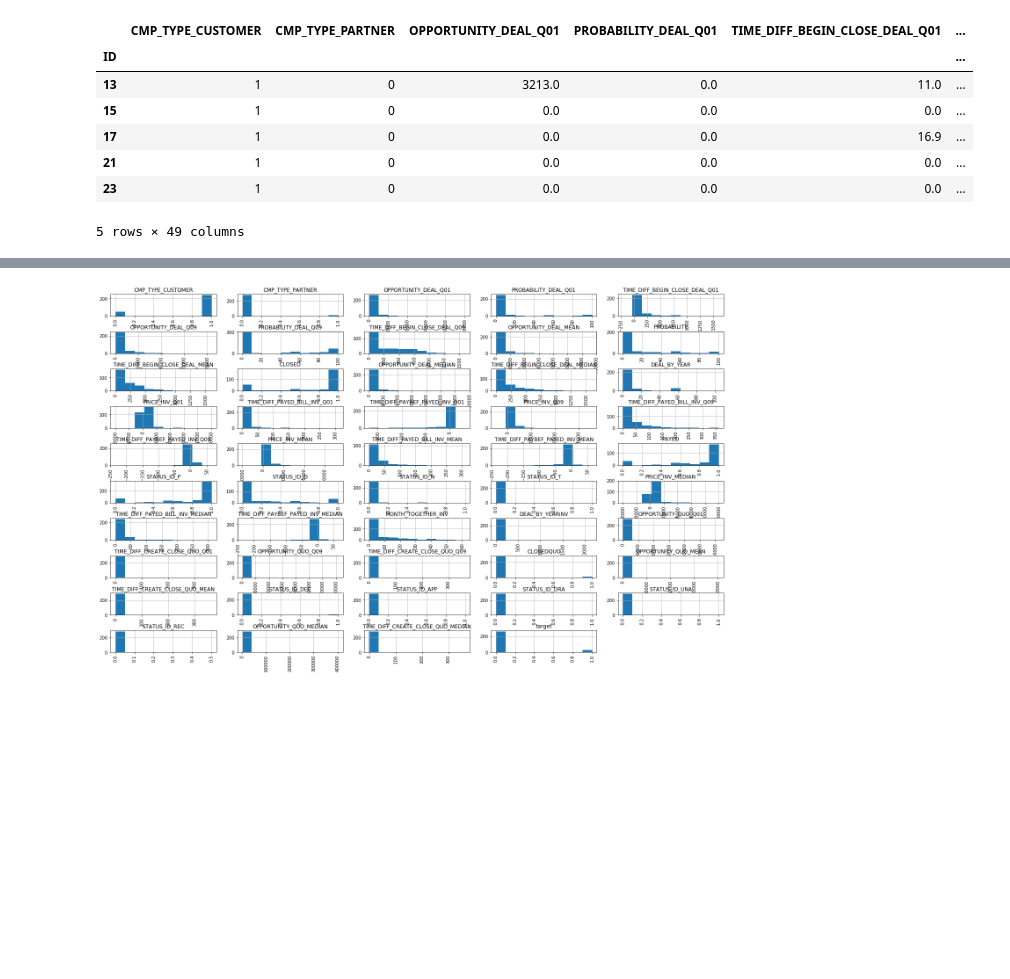
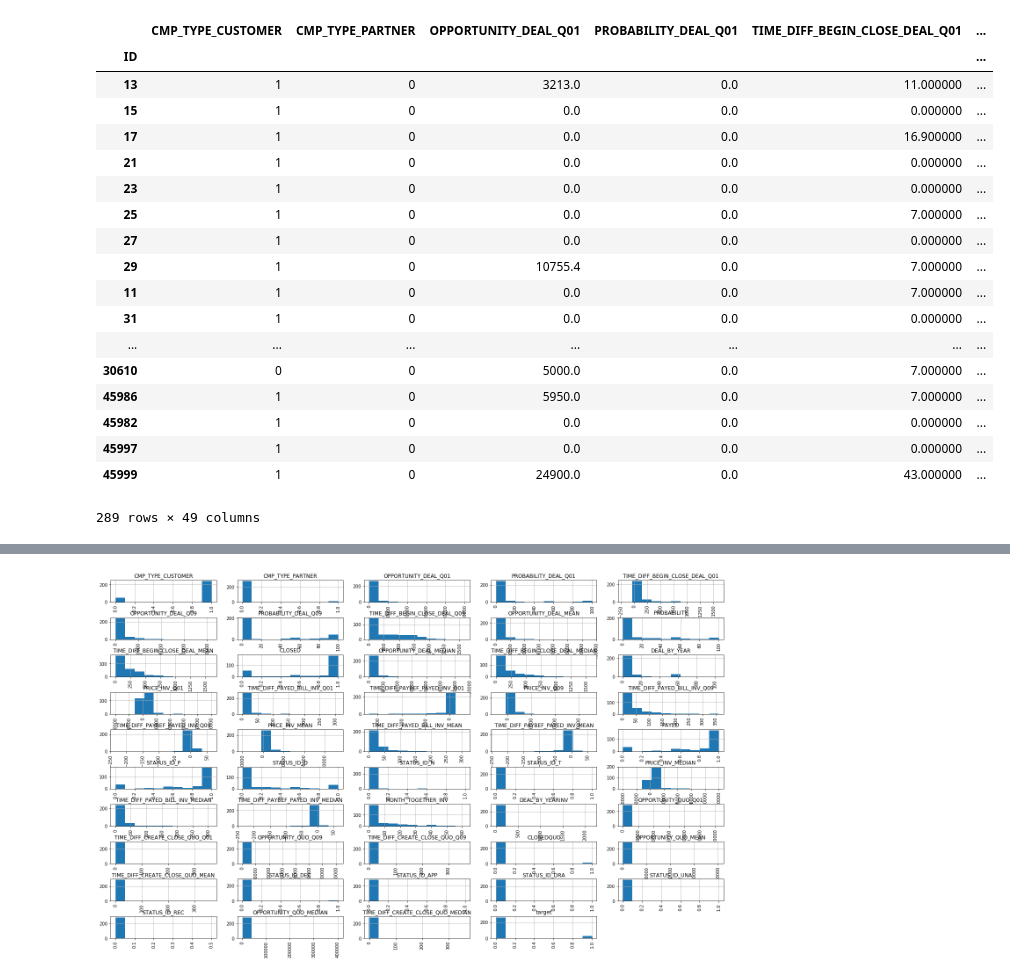
Before and after one commit to bogdanovdya/Clients_Lifetime, a Jupyter notebook: model/Forest.ipynb, the cells around one changed output, grey strips where cells are left out. Cells and saved outputs as stored; diff of their text form; code cells hidden in the pictures; blank space fills up the shorter version.

```diff
--- a/model/Forest.ipynb
+++ b/model/Forest.ipynb
@@ -15,3 +17,3 @@ from sklearn.metrics import accuracy_score
 # %%
-data_train = pd.read_csv('dataframe.csv', sep=';', index_col='ID')
+data_train = pd.read_csv('data/dataframe.csv', sep=';', index_col='ID')
 # %%
@@ -19,14 +21,25 @@ data_test = pd.read_csv('dataframe.csv', sep=';', index_col='ID')
 # %%
-data_train.head()
+data_train
 # %% [output]
 |  | CMP_TYPE_CUSTOMER | CMP_TYPE_PARTNER | OPPORTUNITY_DEAL_Q01 | PROBABILITY_DEAL_Q01 | TIME_DIFF_BEGIN_CLOSE_DEAL_Q01 | ... |
 | ID |  |  |  |  |  | ... |
-| 13 | 1 | 0 | 3213.0 | 0.0 | 11.0 | ... |
-| 15 | 1 | 0 | 0.0 | 0.0 | 0.0 | ... |
-| 17 | 1 | 0 | 0.0 | 0.0 | 16.9 | ... |
-| 21 | 1 | 0 | 0.0 | 0.0 | 0.0 | ... |
-| 23 | 1 | 0 | 0.0 | 0.0 | 0.0 | ... |
+| 13 | 1 | 0 | 3213.0 | 0.0 | 11.000000 | ... |
+| 15 | 1 | 0 | 0.0 | 0.0 | 0.000000 | ... |
+| 17 | 1 | 0 | 0.0 | 0.0 | 16.900000 | ... |
+| 21 | 1 | 0 | 0.0 | 0.0 | 0.000000 | ... |
+| 23 | 1 | 0 | 0.0 | 0.0 | 0.000000 | ... |
+| 25 | 1 | 0 | 0.0 | 0.0 | 7.000000 | ... |
+| 27 | 1 | 0 | 0.0 | 0.0 | 0.000000 | ... |
+| 29 | 1 | 0 | 10755.4 | 0.0 | 7.000000 | ... |
+| 11 | 1 | 0 | 0.0 | 0.0 | 7.000000 | ... |
+| 31 | 1 | 0 | 0.0 | 0.0 | 0.000000 | ... |
+| ... | ... | ... | ... | ... | ... | ... |
+| 30610 | 0 | 0 | 5000.0 | 0.0 | 7.000000 | ... |
+| 45986 | 1 | 0 | 5950.0 | 0.0 | 7.000000 | ... |
+| 45982 | 1 | 0 | 0.0 | 0.0 | 0.000000 | ... |
+| 45997 | 1 | 0 | 0.0 | 0.0 | 0.000000 | ... |
+| 45999 | 1 | 0 | 24900.0 | 0.0 | 43.000000 | ... |
-5 rows × 49 columns
+289 rows × 49 columns
 # %%
 data_test.describe(include='all').T
 # %% [output]
```
Also changed, not shown: parts of 13 cells of this notebook, 7 other files.
